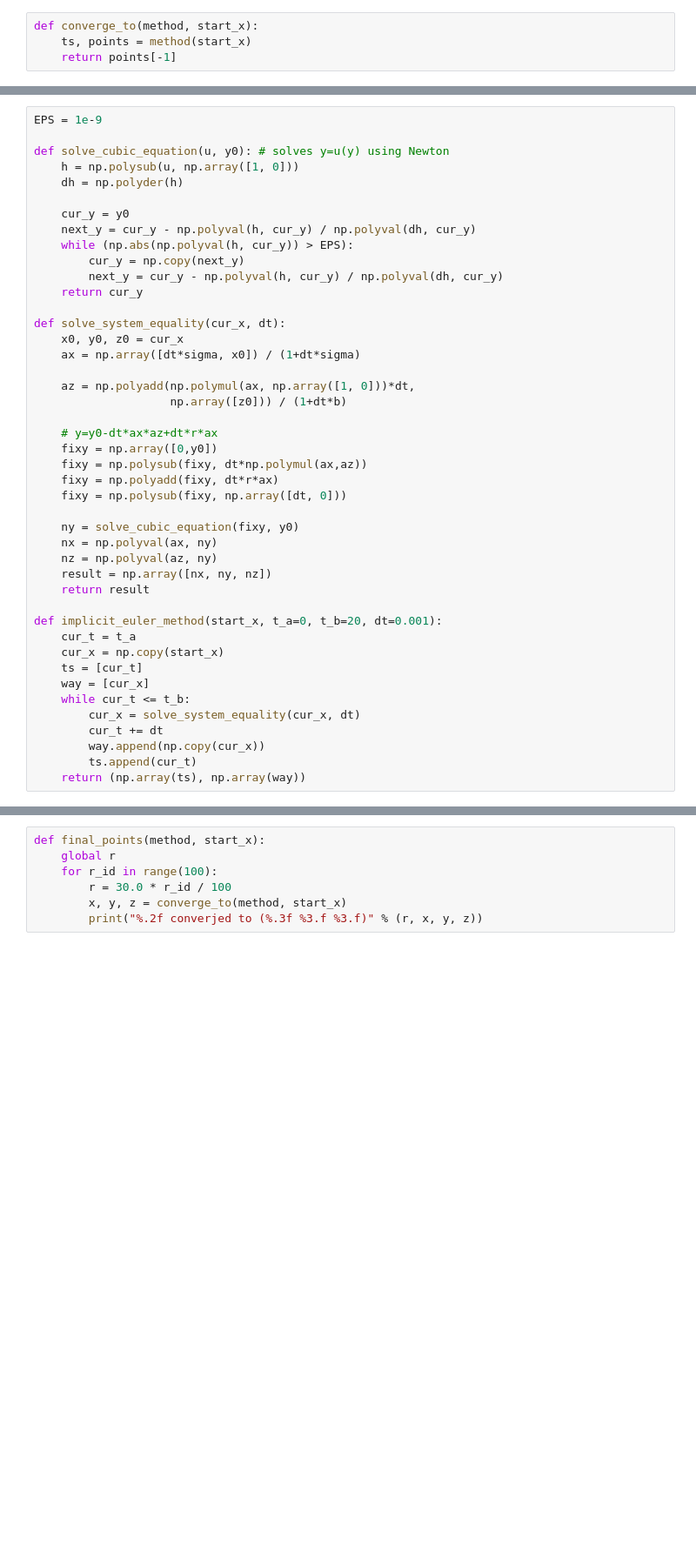
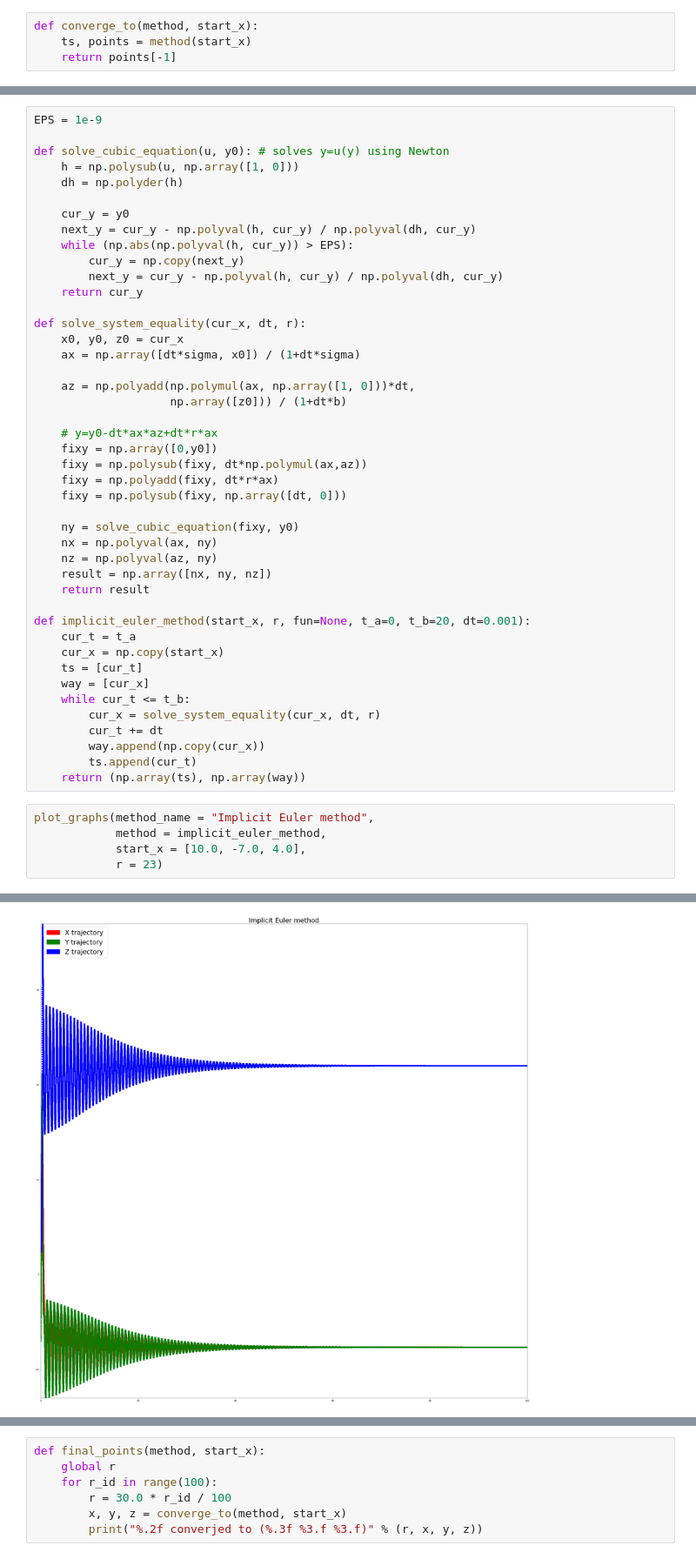
Before and after one commit to burakov28/CP-homeworks, a Jupyter notebook: LorentzSystem.ipynb, the cells around one changed output, grey strips where cells are left out. Shown at 87% size. Drawn from its saved outputs; the diff is of its cells as text; blank space fills up the shorter version.

```diff
--- a/LorentzSystem.ipynb
+++ b/LorentzSystem.ipynb
@@ -91,7 +116,7 @@ def solve_cubic_equation(u, y0): # solves y=u(y) using Newton
         next_y = cur_y - np.polyval(h, cur_y) / np.polyval(dh, cur_y)
     return cur_y
 
-def solve_system_equality(cur_x, dt):
+def solve_system_equality(cur_x, dt, r):
     x0, y0, z0 = cur_x
     ax = np.array([dt*sigma, x0]) / (1+dt*sigma)
 
@@ -110,14 +135,20 @@ def solve_system_equality(cur_x, dt):
     result = np.array([nx, ny, nz])
     return result
 
-def implicit_euler_method(start_x, t_a=0, t_b=20, dt=0.001):
+def implicit_euler_method(start_x, r, fun=None, t_a=0, t_b=20, dt=0.001):
     cur_t = t_a
     cur_x = np.copy(start_x)
     ts = [cur_t]
     way = [cur_x]
     while cur_t <= t_b:
-        cur_x = solve_system_equality(cur_x, dt)
+        cur_x = solve_system_equality(cur_x, dt, r)
         cur_t += dt
         way.append(np.copy(cur_x))
         ts.append(cur_t)
     return (np.array(ts), np.array(way))
+# %%
+plot_graphs(method_name = "Implicit Euler method",
+            method = implicit_euler_method,
+            start_x = [10.0, -7.0, 4.0],
+            r = 23)
+# %% [output]
@@ -123,0 +156 @@ def implicit_euler_method(start_x, t_a=0, t_b=20, dt=0.001):
+[figure, added]
```
Also changed, not shown: parts of 17 cells of this notebook.
